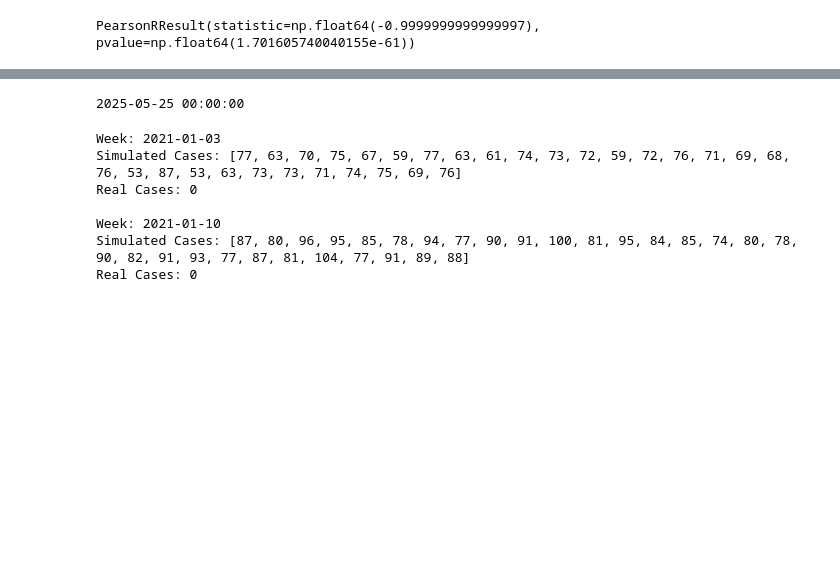
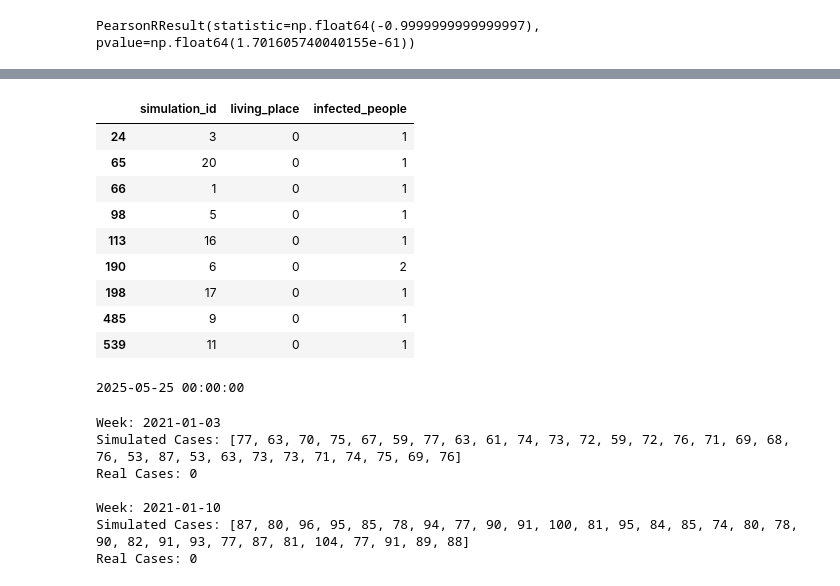
Before and after one commit to cvaraujo/dengue-cbrp-framework, a Jupyter notebook: notebooks/metrics.ipynb, the cells around one changed output, grey strips where cells are left out. Saved outputs shown, nothing was run; the diff lists cells and outputs as text; code cells hidden in the pictures; blank space fills up the shorter version.

Commit message:
feat: add cases per block analysis

```diff
--- a/notebooks/metrics.ipynb
+++ b/notebooks/metrics.ipynb
@@ -12,3 +166,6 @@ b = [2, 4, 6, 8, 10, 12, 14, 16, 18, 20]
 pearsonr(a, sorted(b, reverse=True))
 # %% [output]
 PearsonRResult(statistic=np.float64(-0.9999999999999997), pvalue=np.float64(1.701605740040155e-61))
+# %%
+df = pd.read_csv("/home/carlos/Documentos/dengue-cbrp-framework/notebooks/data-dengue.csv")
+df.head()
@@ -15,3 +214,19 @@ PearsonRResult(statistic=np.float64(-0.9999999999999997), pvalue=np.float64(1.70
+# %%
+# Calculate the min and max number of simulated cases per block across all simulation_ids
+
+
+df[df.living_place == 0]
+# %% [output]
+|  | simulation_id | living_place | infected_people |
+| 24 | 3 | 0 | 1 |
+| 65 | 20 | 0 | 1 |
+| 66 | 1 | 0 | 1 |
+| 98 | 5 | 0 | 1 |
+| 113 | 16 | 0 | 1 |
+| 190 | 6 | 0 | 2 |
+| 198 | 17 | 0 | 1 |
+| 485 | 9 | 0 | 1 |
+| 539 | 11 | 0 | 1 |
 # %%
 df_sim_cases = pd.read_csv("simulated-cases-alto-santo-700-0.csv", sep=";")
 df_real_cases = pd.read_csv("real-cases-alto-santo-700-0.csv", sep=";")
```
Also changed, not shown: parts of 4 cells of this notebook, 8 other files.
